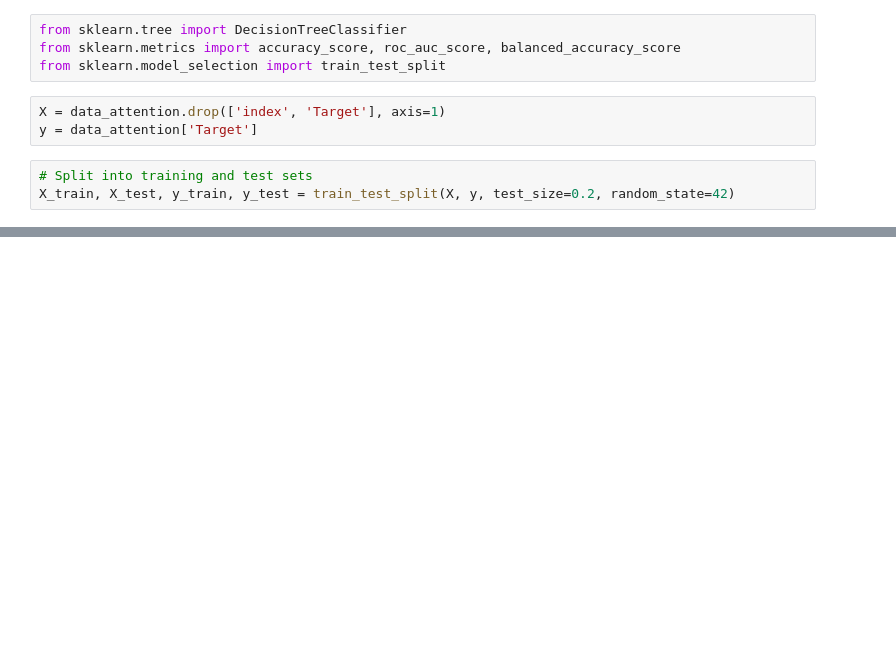
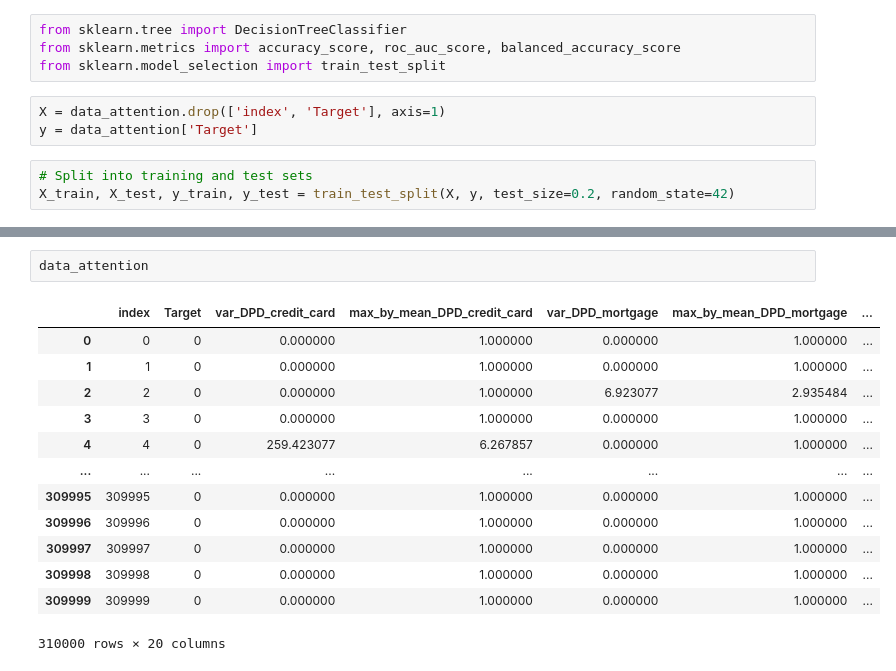
Before and after one commit to JMaskiewicz/FinBoys_ing, a Jupyter notebook: utils/wiktor_notebook.ipynb, the cells around one changed output, grey strips where cells are left out. Drawn from its saved outputs; the diff is of its cells as text; blank space fills up the shorter version.

```diff
--- a/utils/wiktor_notebook.ipynb
+++ b/utils/wiktor_notebook.ipynb
@@ -394,0 +395,16 @@ Balanced Accuracy: 0.668184517511266
+# %%
+data_attention
+# %% [output]
+|  | index | Target | var_DPD_credit_card | max_by_mean_DPD_credit_card | var_DPD_mortgage | max_by_mean_DPD_mortgage | ... |
+| 0 | 0 | 0 | 0.000000 | 1.000000 | 0.000000 | 1.000000 | ... |
+| 1 | 1 | 0 | 0.000000 | 1.000000 | 0.000000 | 1.000000 | ... |
+| 2 | 2 | 0 | 0.000000 | 1.000000 | 6.923077 | 2.935484 | ... |
+| 3 | 3 | 0 | 0.000000 | 1.000000 | 0.000000 | 1.000000 | ... |
+| 4 | 4 | 0 | 259.423077 | 6.267857 | 0.000000 | 1.000000 | ... |
+| ... | ... | ... | ... | ... | ... | ... | ... |
+| 309995 | 309995 | 0 | 0.000000 | 1.000000 | 0.000000 | 1.000000 | ... |
+| 309996 | 309996 | 0 | 0.000000 | 1.000000 | 0.000000 | 1.000000 | ... |
+| 309997 | 309997 | 0 | 0.000000 | 1.000000 | 0.000000 | 1.000000 | ... |
+| 309998 | 309998 | 0 | 0.000000 | 1.000000 | 0.000000 | 1.000000 | ... |
+| 309999 | 309999 | 0 | 0.000000 | 1.000000 | 0.000000 | 1.000000 | ... |
+310000 rows × 20 columns
```
Also changed, not shown: parts of 1 cell of this notebook, 1 other file.
